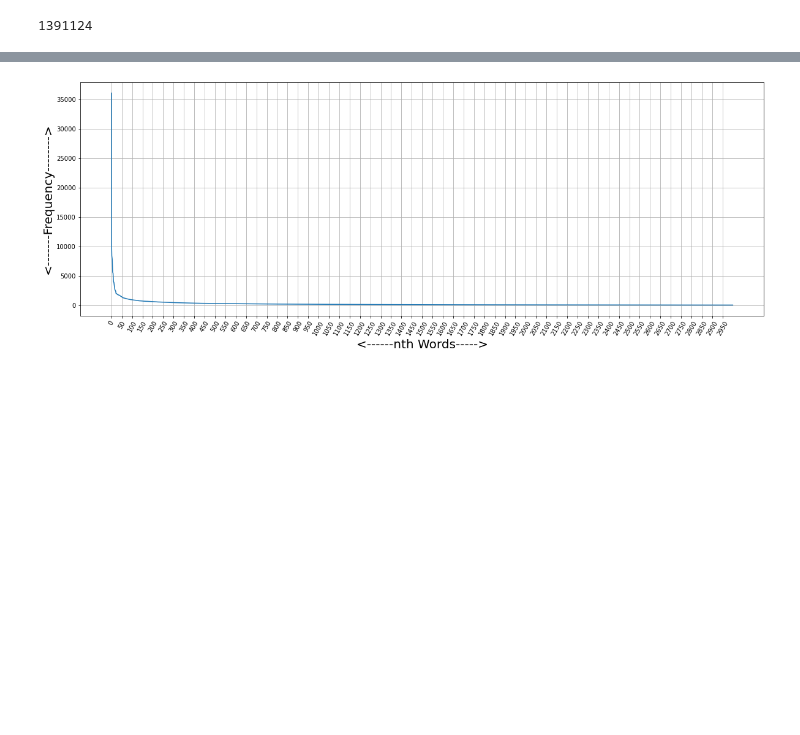
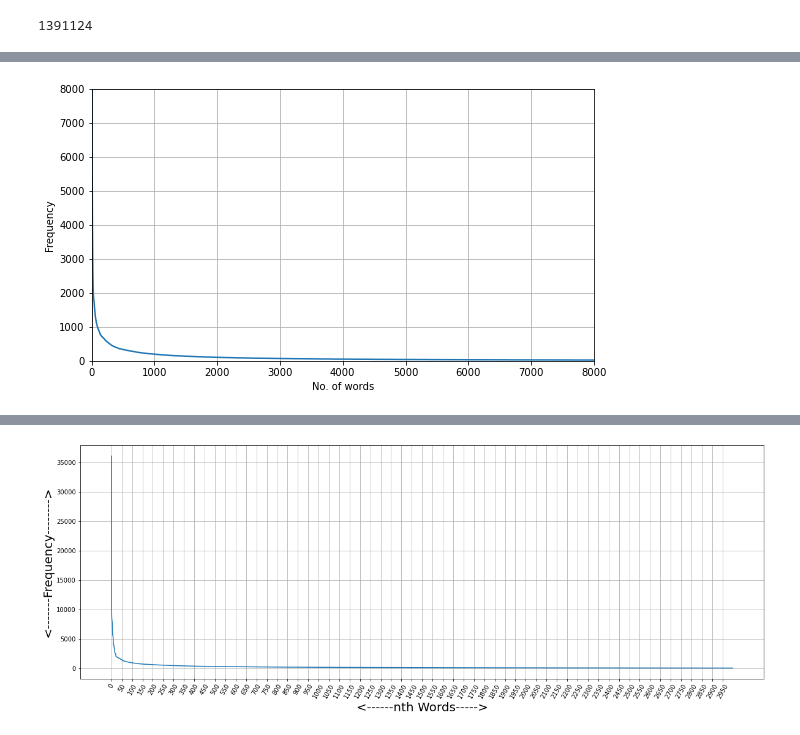
Before and after one commit to gk-gunjan/Machine_Learning, a Jupyter notebook: supervised_learning/Project_Text_Classification/Text Classification 1.ipynb, the cells around one changed output, grey strips where cells are left out. Drawn from its saved outputs; the diff is of its cells as text; code cells hidden in the pictures; blank space fills up the shorter version.

```diff
--- a/supervised_learning/Project_Text_Classification/Text Classification 1.ipynb
+++ b/supervised_learning/Project_Text_Classification/Text Classification 1.ipynb
@@ -43,3 +43,6 @@ def freq_dict(all_words): #count the frequency of words
             dic[i]=1
     return dic
 dic=freq_dict(all_words)
+# %%
+dic = sorted(list(dic.items()), key = lambda x : x[1], reverse = True)
+dic
@@ -46 +67,18 @@ dic=freq_dict(all_words)
+# %%
+x = []
+y = []
+
+for i in range(len(dic)):
+    x.append(i)
+    y.append(dic[i][1])
+
+plt.figure(figsize=(9,5))
+plt.plot(x, y)
+plt.xlabel("No. of words")
+plt.ylabel("Frequency")
+plt.axis([0, 8000, 0, 8000])
+plt.grid()
+plt.show()
+# %% [output]
+[figure, added]
 # %%
```
Also changed, not shown: parts of 19 cells of this notebook.
